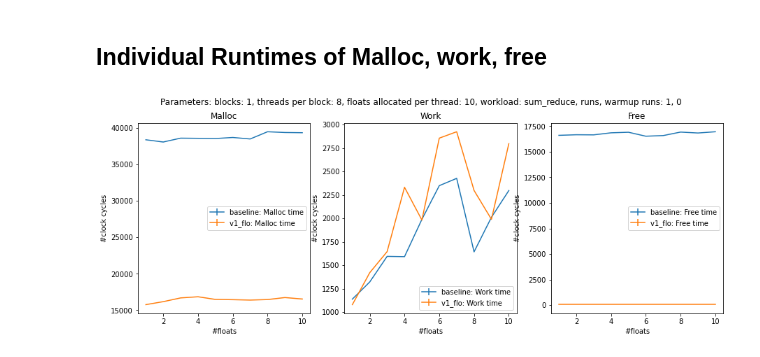
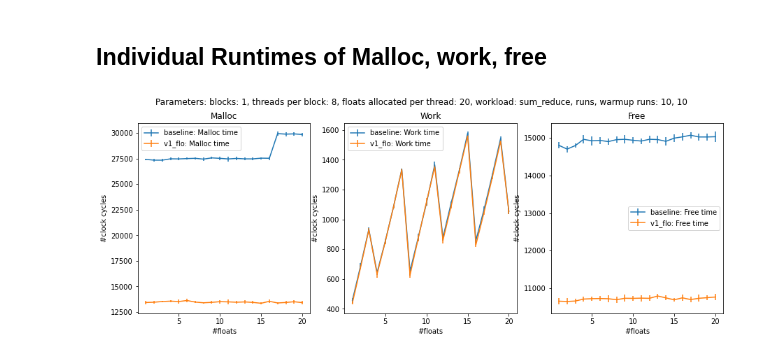
Before and after one commit to maerhart/dphpc-project, a Jupyter notebook: dynamic_allocator/benchmarks.ipynb, the cells around one changed output. Drawn from its saved outputs; the diff is of its cells as text; code cells hidden in the pictures.

```diff
--- a/dynamic_allocator/benchmarks.ipynb
+++ b/dynamic_allocator/benchmarks.ipynb
@@ -28,7 +28,7 @@ workloads = {
 def get_mean_std_individual_workloads(n_blocks, n_threads_per_block, n_floats, n_runs, n_warmup, workload):
     cmd_res = subprocess.run(["./a.out", *[str(x) for x in [n_blocks, n_threads_per_block, n_runs, n_warmup, n_floats, workload]]], capture_output=True, text=True)
     cmd_res.check_returncode()
-    measurements = [np.fromstring(x, sep=" ") for x in cmd_res.stdout.split("\n")[:9]]
+    measurements = [np.fromstring(x, sep=" ") for x in cmd_res.stdout.split("\n")[:6]]
 
     res = []
     for m in measurements:
@@ -38,11 +38,11 @@ def get_mean_std_individual_workloads(n_blocks, n_threads_per_block, n_floats, n
     return res
 # %%
 # parameters
-n_runs = 1
+n_runs = 10
 n_warmup = 10
 n_blocks = 1
 n_threads_per_block = 8
-n_floats = 10
+n_floats = 20
 workload = workloads["sum_reduce"]
 
 
@@ -61,12 +61,12 @@ means_base_work_time, stds_base_work_time,\
 means_base_free_time, stds_base_free_time,\
 means_v1_flo_malloc_time, stds_v1_flo_malloc_time,\
 means_v1_flo_work_time, stds_v1_flo_work_time,\
-means_v1_flo_free_time, stds_v1_flo_free_time,\
-means_v4_malloc_time, stds_v4_malloc_time,\
-means_v4_work_time, stds_v4_work_time,\
-means_v4_free_time, stds_v4_free_time\
+means_v1_flo_free_time, stds_v1_flo_free_time\
 = zip(*results)
 
+#means_v4_malloc_time, stds_v4_malloc_time,\
+#means_v4_work_time, stds_v4_work_time,\
+#means_v4_free_time, stds_v4_free_time\
 #means_v1_martin_malloc_time, stds_v1_martin_malloc_time,\
 #means_v1_martin_work_time, stds_v1_martin_work_time,\
 #means_v1_martin_free_time, stds_v1_martin_free_time,\
@@ -81,31 +81,31 @@ fig.suptitle("Parameters:" \
 
 axs[0].set_title("Malloc")
 axs[0].errorbar(floats, means_base_malloc_time, stds_base_malloc_time, label="baseline: Malloc time")
 axs[0].errorbar(floats, means_v1_flo_malloc_time, stds_v1_flo_malloc_time, label="v1_flo: Malloc time")
 #axs[0].errorbar(floats, means_v1_martin_malloc_time, stds_v1_martin_malloc_time, label="v1_martin: Malloc time")
 #axs[0].errorbar(floats, means_v4_malloc_time, stds_v4_malloc_time, label="v4_warp_malloc: Malloc time")
 axs[0].legend()
 axs[0].set_xlabel("#floats")
 axs[0].set_ylabel("#clock cycles")
 
 axs[1].set_title("Work")
 axs[1].errorbar(floats, means_base_work_time, stds_base_work_time, label="baseline: Work time")
 axs[1].errorbar(floats, means_v1_flo_work_time, stds_v1_flo_work_time, label="v1_flo: Work time")
 #axs[1].errorbar(floats, means_v1_martin_work_time, stds_v1_martin_work_time, label="v1_martin: Work time")
 #axs[1].errorbar(floats, means_v4_work_time, stds_v4_work_time, label="v4_warp_malloc: Work time")
 axs[1].legend()
 axs[1].set_xlabel("#floats")
 axs[1].set_ylabel("#clock cycles")
 
 axs[2].set_title("Free")
 axs[2].errorbar(floats, means_base_free_time, stds_base_free_time, label="baseline: Free time")
 axs[2].errorbar(floats, means_v1_flo_free_time, stds_v1_flo_free_time, label="v1_flo: Free time")
 #axs[2].errorbar(floats, means_v1_martin_free_time, stds_v1_martin_free_time, label="v1_martin: Free time")
 #axs[2].errorbar(floats, means_v4_free_time, stds_v4_free_time, label="v4_warp_malloc: Free time")
 axs[2].legend()
 axs[2].set_xlabel("#floats")
 axs[2].set_ylabel("#clock cycles")
 
 plt.show()
 # %% [output]
-[figure, old version]
+[figure, new version]
```
Also changed, not shown: 2 other files.
